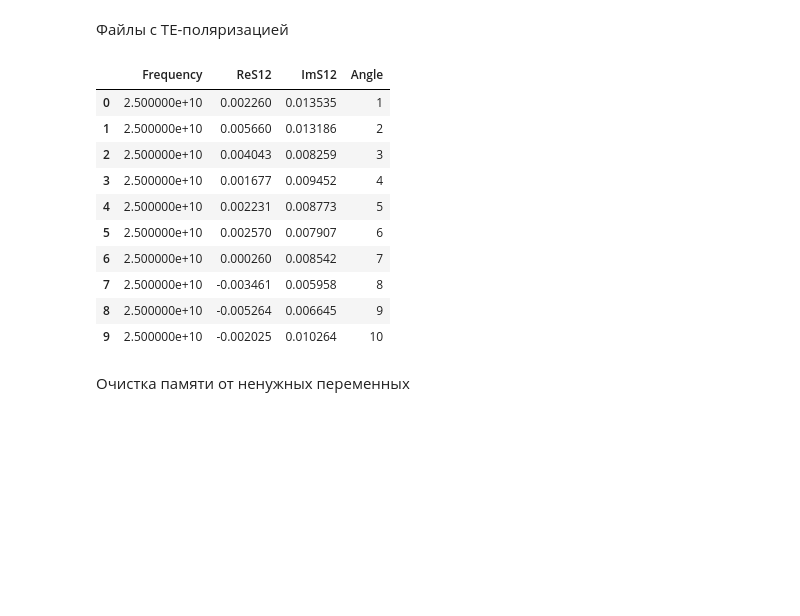
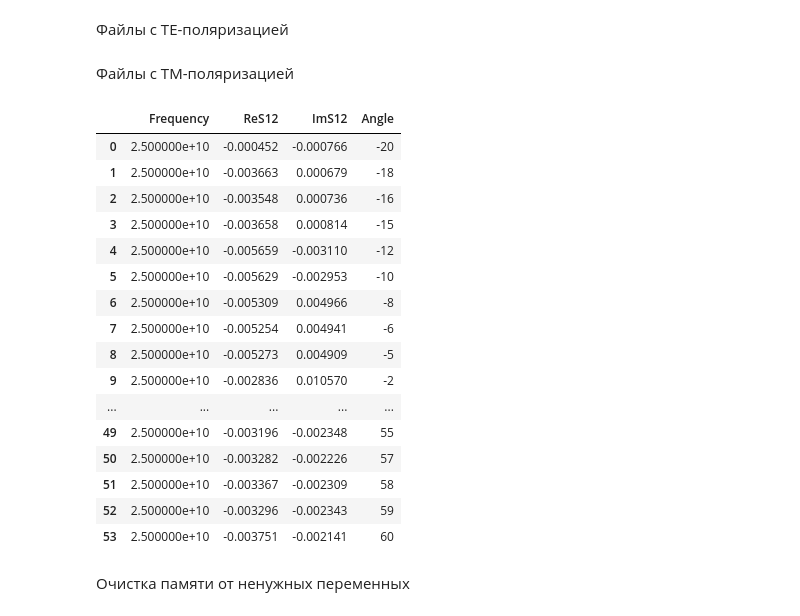
Before and after one commit to isvoropaev02/post_processing_RIS, a Jupyter notebook: 2oct/sc_p_inc-15deg.ipynb, the cells around one changed output. Drawn from its saved outputs; the diff is of its cells as text; code cells hidden in the pictures; blank space fills up the shorter version.

```diff
--- a/2oct/sc_p_inc-15deg.ipynb
+++ b/2oct/sc_p_inc-15deg.ipynb
@@ -19,25 +19,26 @@ list_of_angles_TM = [-20, -18, -16, -15, -12, -10, -8, -6, -5, -2, 0, 2, 4, 5, 6
 # %%
 first_app = True
 for angle in list_of_angles_TE:
-    if angle < 10:
-        file = '0' + str(angle) + '.s1p'
+    if np.abs(angle) < 10:
+        if angle < 0:
+            file = '-0' + str(np.abs(angle)) + 'deg.s1p'
+        else:
+            file = '0' + str(angle) + 'deg.s1p'
     else:
-        file = str(angle) + '.s1p'
-    temp_8A = pd.read_csv('C:\\Users\\isvoropaev\\Desktop\\python_codes\\post_processing_RIS\\3oct\\SP_TE_inc-15deg\\scan30deg\\' + file,
+        file = str(angle) + 'deg.s1p'
+
+    temp_8A = pd.read_csv('C:\\Users\\isvoropaev\\Desktop\\python_codes\\post_processing_RIS\\2oct\\inc_theta_-15deg_scan30_TE\\' + file,
                           sep=' ', header=None, skiprows=5, skipinitialspace=True, index_col=False,
                           names=['Frequency', 'ReS12', 'ImS12'])
-    temp_free = pd.read_csv('C:\\Users\\isvoropaev\\Desktop\\python_codes\\post_processing_RIS\\3oct\\SP_TE_inc-15deg\\free\\' + file,
-                          sep=' ', header=None, skiprows=5, skipinitialspace=True, index_col=False,
-                          names=['Frequency', 'ReS12', 'ImS12'])
+
     temp_8A['Angle'] = angle
-    temp_free['Angle'] = angle
     if first_app:
         data_8A_TE = temp_8A.loc[temp_8A['Frequency'] == 25.0*1e9]
-        data_free_TE = temp_free.loc[temp_free['Frequency'] == 25.0*1e9]
         first_app = False
     else:
         data_8A_TE = pd.concat([data_8A_TE, temp_8A.loc[temp_8A['Frequency'] == 25.0*1e9]], ignore_index=True)
-        data_free_TE = pd.concat([data_free_TE, temp_free.loc[temp_free['Frequency'] == 25.0*1e9]], ignore_index=True)
+# %% [markdown]
+Файлы с TM-поляризацией
 # %%
 first_app = True
 for angle in list_of_angles_TM:
@@ -63,17 +63,23 @@ for angle in list_of_angles_TM:
-# %%
-data_8A_TM.head(10)
-# %% [output]
-|  | Frequency | ReS12 | ImS12 | Angle |
-| 0 | 2.500000e+10 | 0.002260 | 0.013535 | 1 |
-| 1 | 2.500000e+10 | 0.005660 | 0.013186 | 2 |
-| 2 | 2.500000e+10 | 0.004043 | 0.008259 | 3 |
-| 3 | 2.500000e+10 | 0.001677 | 0.009452 | 4 |
-| 4 | 2.500000e+10 | 0.002231 | 0.008773 | 5 |
-| 5 | 2.500000e+10 | 0.002570 | 0.007907 | 6 |
-| 6 | 2.500000e+10 | 0.000260 | 0.008542 | 7 |
-| 7 | 2.500000e+10 | -0.003461 | 0.005958 | 8 |
-| 8 | 2.500000e+10 | -0.005264 | 0.006645 | 9 |
-| 9 | 2.500000e+10 | -0.002025 | 0.010264 | 10 |
+# %%
+data_8A_TE
+# %% [output]
+|  | Frequency | ReS12 | ImS12 | Angle |
+| 0 | 2.500000e+10 | -0.000452 | -0.000766 | -20 |
+| 1 | 2.500000e+10 | -0.003663 | 0.000679 | -18 |
+| 2 | 2.500000e+10 | -0.003548 | 0.000736 | -16 |
+| 3 | 2.500000e+10 | -0.003658 | 0.000814 | -15 |
+| 4 | 2.500000e+10 | -0.005659 | -0.003110 | -12 |
+| 5 | 2.500000e+10 | -0.005629 | -0.002953 | -10 |
+| 6 | 2.500000e+10 | -0.005309 | 0.004966 | -8 |
+| 7 | 2.500000e+10 | -0.005254 | 0.004941 | -6 |
+| 8 | 2.500000e+10 | -0.005273 | 0.004909 | -5 |
+| 9 | 2.500000e+10 | -0.002836 | 0.010570 | -2 |
+| ... | ... | ... | ... | ... |
+| 49 | 2.500000e+10 | -0.003196 | -0.002348 | 55 |
+| 50 | 2.500000e+10 | -0.003282 | -0.002226 | 57 |
+| 51 | 2.500000e+10 | -0.003367 | -0.002309 | 58 |
+| 52 | 2.500000e+10 | -0.003296 | -0.002343 | 59 |
+| 53 | 2.500000e+10 | -0.003751 | -0.002141 | 60 |
 # %% [markdown]
 Очистка памяти от ненужных переменных
 # %%
```
Also changed, not shown: parts of 21 cells of this notebook.
